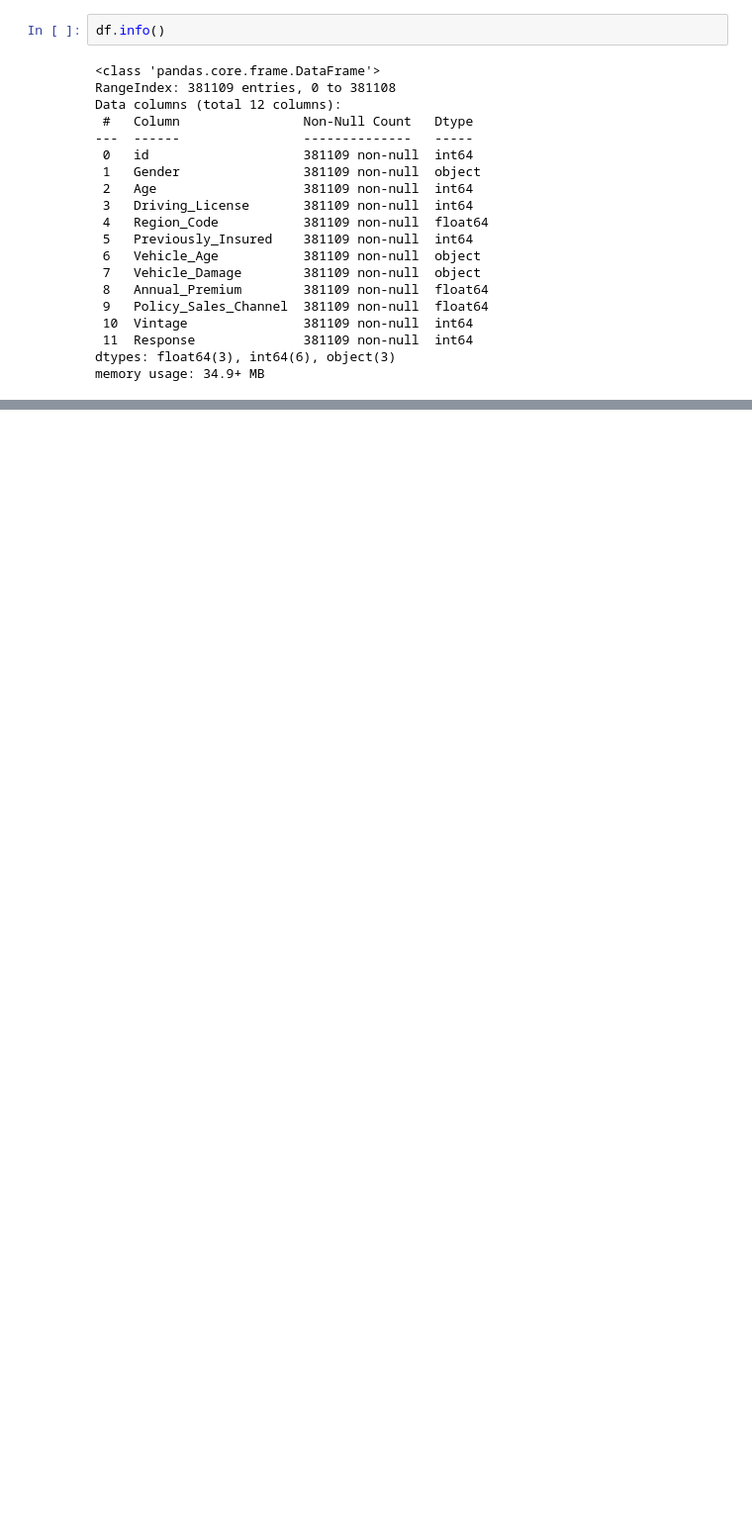
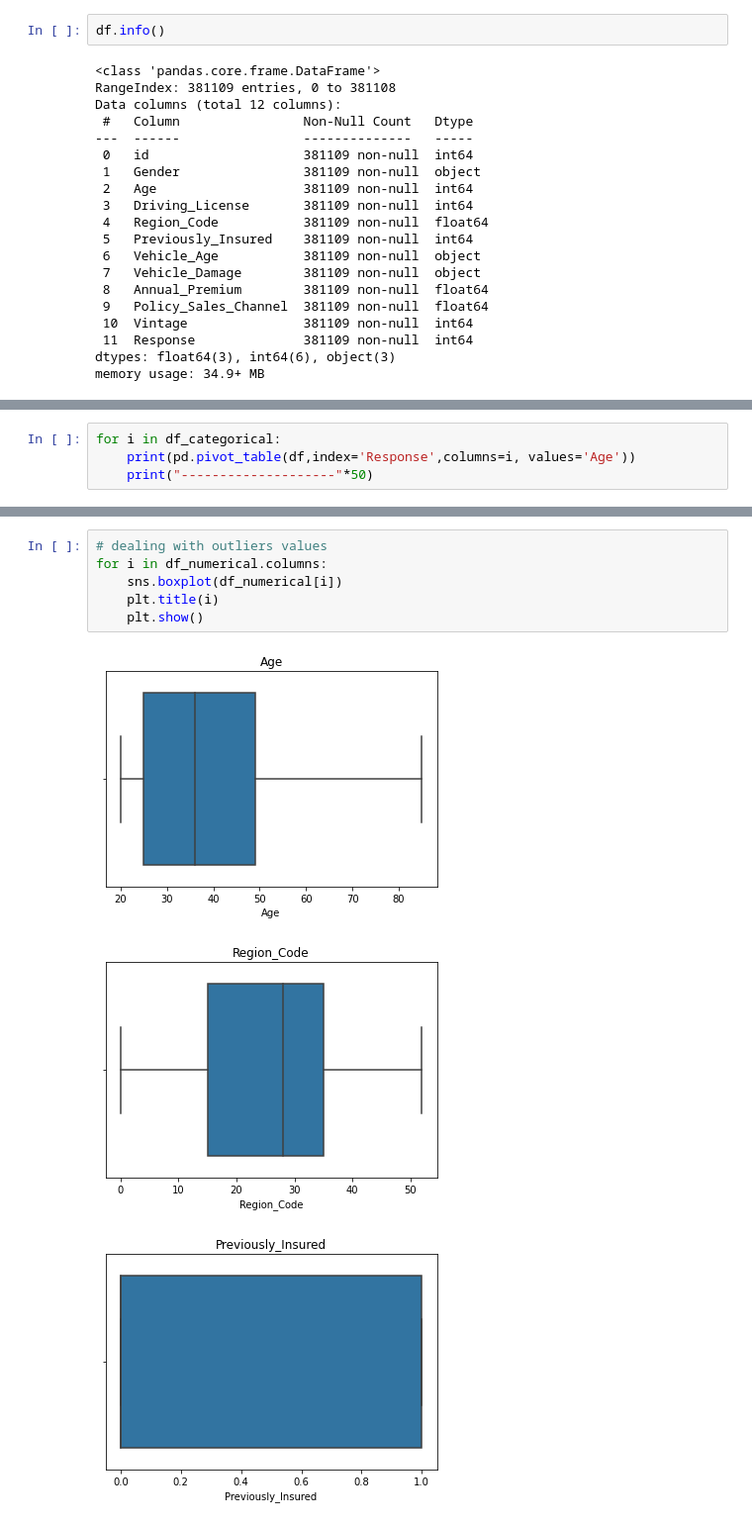
Before and after one commit to sky309/HEALTH-INSURANCE-CROSS-SELL-PREDICTION, a Jupyter notebook: {HEALTH_INSURANCE_CROSS_SELL_PREDICTION_Sarvesh_Kumar_Yadav}.ipynb, the cells around one changed output, grey strips where cells are left out. Shown: that part at 99% size. Cells and saved outputs as stored; diff of their text form; blank space fills up the shorter version.

```diff
--- a/{HEALTH_INSURANCE_CROSS_SELL_PREDICTION_Sarvesh_Kumar_Yadav}.ipynb
+++ b/{HEALTH_INSURANCE_CROSS_SELL_PREDICTION_Sarvesh_Kumar_Yadav}.ipynb
@@ -111,0 +224,4 @@ memory usage: 34.9+ MB
+# %%
+for i in df_categorical:
+    print(pd.pivot_table(df,index='Response',columns=i, values='Age'))
+    print("--------------------"*50)
@@ -111,0 +249,10 @@ memory usage: 34.9+ MB
+# %%
+# dealing with outliers values
+for i in df_numerical.columns:
+    sns.boxplot(df_numerical[i])
+    plt.title(i)
+    plt.show()
+# %% [output]
+[figure, added]
+[figure, added]
+[figure, added]
```
Also changed, not shown: parts of 20 cells of this notebook.
